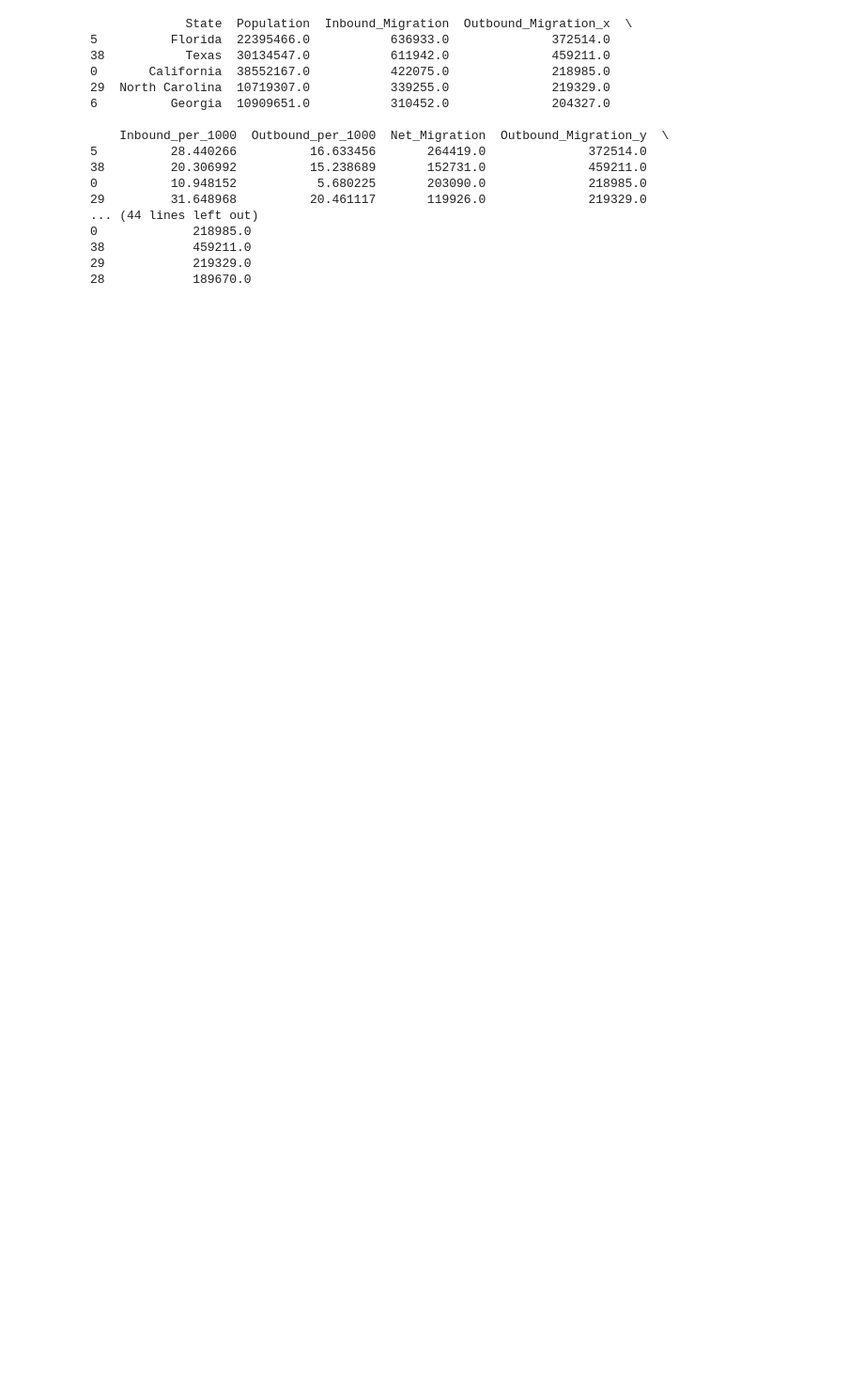
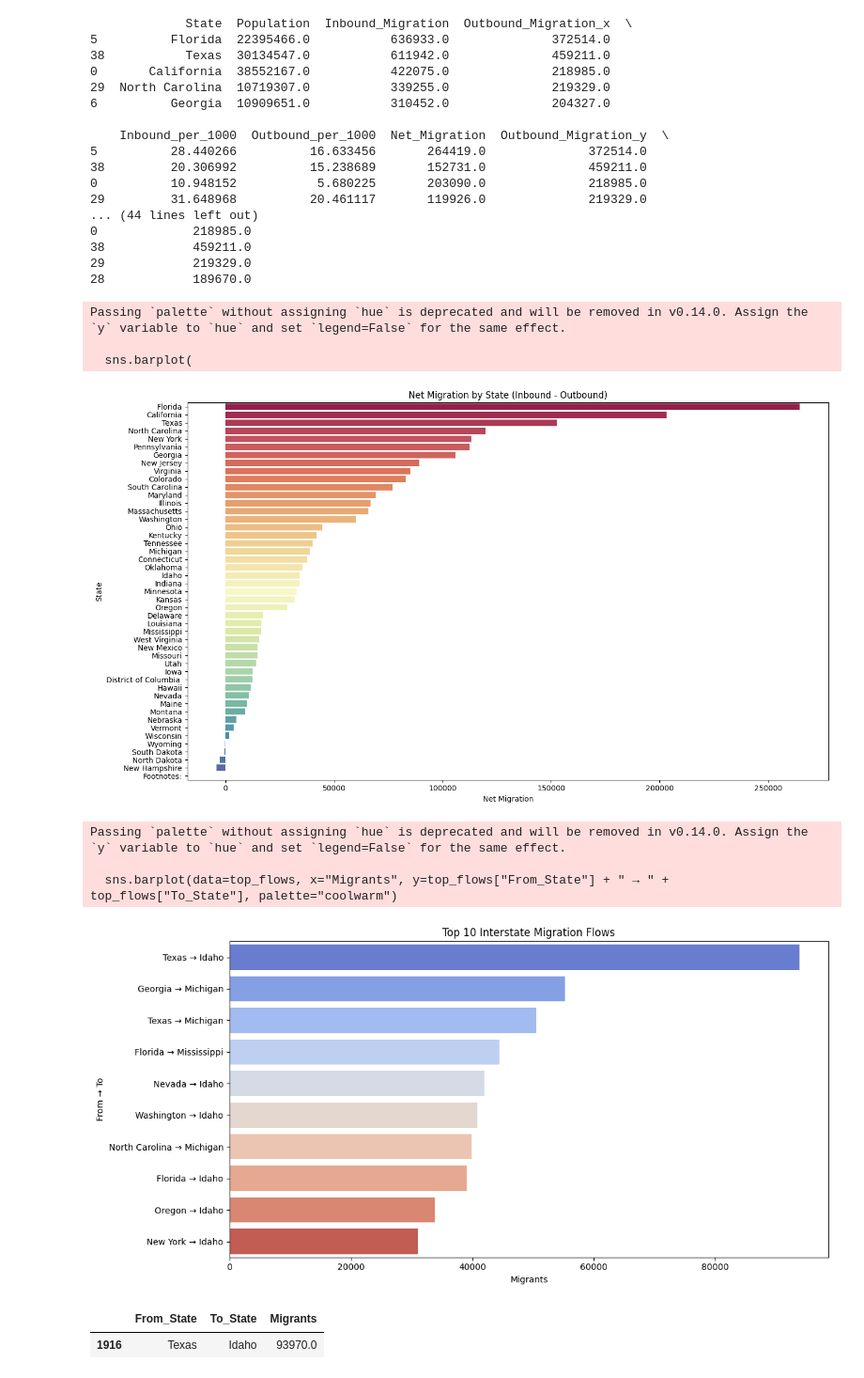
Before and after one commit to shivnag5/BA888-Exercise, a Jupyter notebook: Exercise.ipynb, the cells around one changed output. Shown at 94% size. Cells and saved outputs as stored; diff of their text form; code cells hidden in the pictures; blank space fills up the shorter version.

```diff
--- a/Exercise.ipynb
+++ b/Exercise.ipynb
@@ -77,3 +75,60 @@ print(df_states.sort_values(by="Net_Migration", ascending=False).head(5))
 38            459211.0
 29            219329.0
 28            189670.0
+# %%
+# Skip the GeoPandas map due to environment limitation and focus on seaborn visualizations
+
+import matplotlib.pyplot as plt
+import seaborn as sns
+
+# Barplot of net migration
+plt.figure(figsize=(14, 8))
+sns.barplot(
+    data=df_states.sort_values(by="Net_Migration", ascending=False),
+    x="Net_Migration",
+    y="State",
+    palette="Spectral"
+)
+plt.title("Net Migration by State (Inbound - Outbound)")
+plt.xlabel("Net Migration")
+plt.ylabel("State")
+plt.tight_layout()
+plt.show()
+
+# Now find the pair of states with the highest individual flow
+# Re-extract the matrix of state-to-state migration flows
+flow_matrix = df_clean.loc[df_clean["Current_Residence"].isin(to_states), ["Current_Residence"] + list(from_cols)]
+flow_matrix.columns = ["From_State"] + to_states
+flow_matrix = flow_matrix.set_index("From_State")
+flow_matrix = flow_matrix.apply(pd.to_numeric, errors='coerce')
+
+# Unpivot to long format
+flow_long = flow_matrix.stack().reset_index()
+flow_long.columns = ["From_State", "To_State", "Migrants"]
+flow_long = flow_long[flow_long["From_State"] != flow_long["To_State"]]  # remove self-migration
+
+# Get top migration pair
+top_pair = flow_long.sort_values(by="Migrants", ascending=False).head(1)
+
+# Plot top 10 migration flows
+top_flows = flow_long.sort_values(by="Migrants", ascending=False).head(10)
+plt.figure(figsize=(12, 6))
+sns.barplot(data=top_flows, x="Migrants", y=top_flows["From_State"] + " → " + top_flows["To_State"], palette="coolwarm")
+plt.title("Top 10 Interstate Migration Flows")
+plt.xlabel("Migrants")
+plt.ylabel("From → To")
+plt.tight_layout()
+plt.show()
+
+top_pair
+# %% [output]
+Passing `palette` without assigning `hue` is deprecated and will be removed in v0.14.0. Assign the `y` variable to `hue` and set `legend=False` for the same effect.
+
+  sns.barplot(
+[figure, added]
+Passing `palette` without assigning `hue` is deprecated and will be removed in v0.14.0. Assign the `y` variable to `hue` and set `legend=False` for the same effect.
+
+  sns.barplot(data=top_flows, x="Migrants", y=top_flows["From_State"] + " → " + top_flows["To_State"], palette="coolwarm")
+[figure, added]
+|  | From_State | To_State | Migrants |
+| 1916 | Texas | Idaho | 93970.0 |
```
Also changed, not shown: parts of 1 cell of this notebook.
